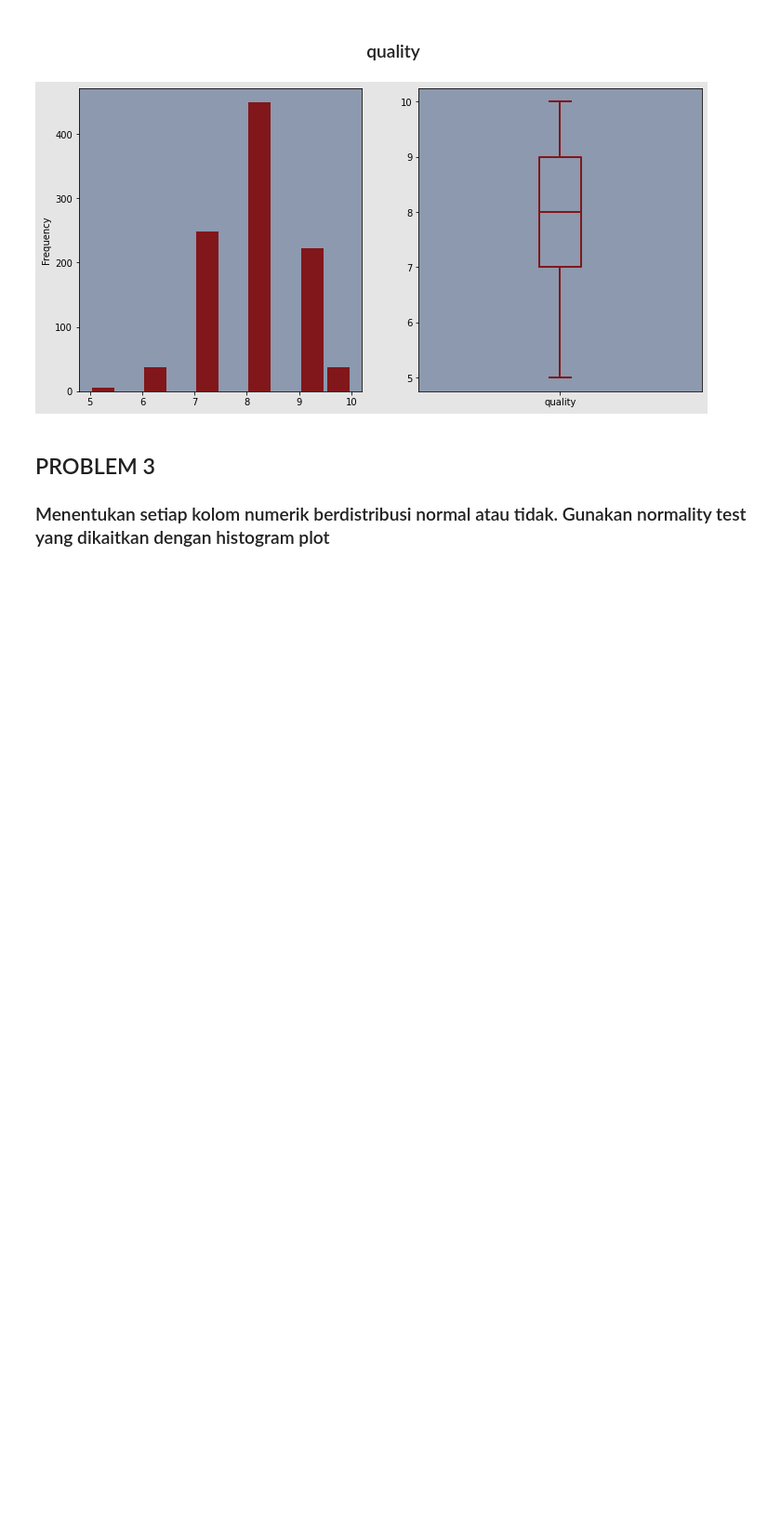
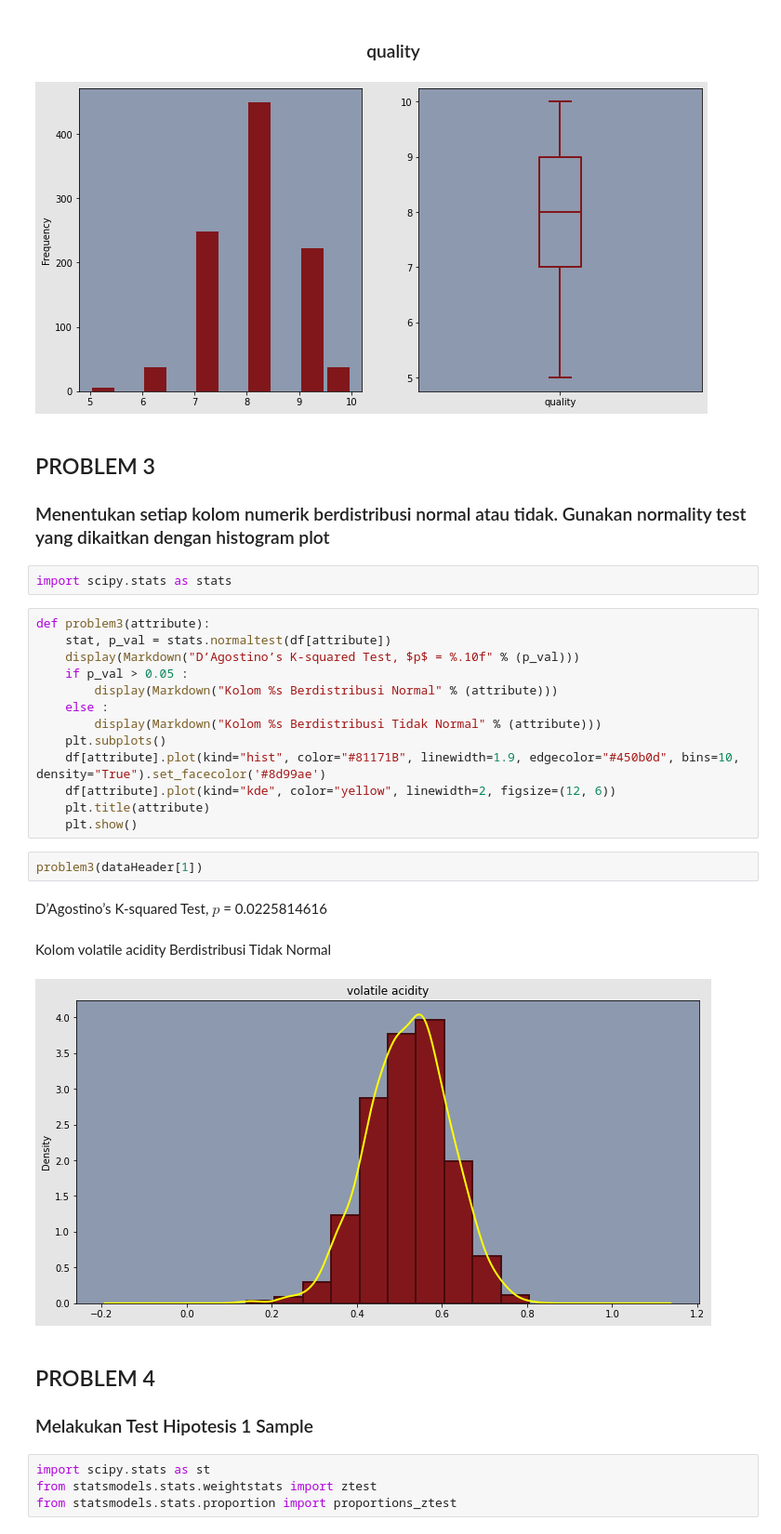
Before and after one commit to mrsyaban/Hipotesis-Testing, a Jupyter notebook: main.ipynb, the cells around one changed output. Shown at 93% size. Cells and saved outputs as stored; diff of their text form; blank space fills up the shorter version.

```diff
--- a/main.ipynb
+++ b/main.ipynb
@@ -178,3 +178,31 @@ problem2(dataHeader[11])
 # %% [markdown]
 ## PROBLEM 3
 ### Menentukan setiap kolom numerik berdistribusi normal atau tidak. Gunakan normality test yang dikaitkan dengan histogram plot
+# %%
+import scipy.stats as stats
+# %%
+def problem3(attribute):
+    stat, p_val = stats.normaltest(df[attribute])
+    display(Markdown("D’Agostino’s K-squared Test, $p$ = %.10f" % (p_val)))
+    if p_val > 0.05 :
+        display(Markdown("Kolom %s Berdistribusi Normal" % (attribute)))
+    else :
+        display(Markdown("Kolom %s Berdistribusi Tidak Normal" % (attribute)))
+    plt.subplots()
+    df[attribute].plot(kind="hist", color="#81171B", linewidth=1.9, edgecolor="#450b0d", bins=10, density="True").set_facecolor('#8d99ae')
+    df[attribute].plot(kind="kde", color="yellow", linewidth=2, figsize=(12, 6))
+    plt.title(attribute)
+    plt.show()
+# %%
+problem3(dataHeader[1])
+# %% [output]
+D’Agostino’s K-squared Test, $p$ = 0.0225814616
+Kolom volatile acidity Berdistribusi Tidak Normal
+[figure, added]
+# %% [markdown]
+## PROBLEM 4
+### Melakukan Test Hipotesis 1 Sample
+# %%
+import scipy.stats as st
+from statsmodels.stats.weightstats import ztest
+from statsmodels.stats.proportion import proportions_ztest
```
Also changed, not shown: parts of 3 cells of this notebook.
